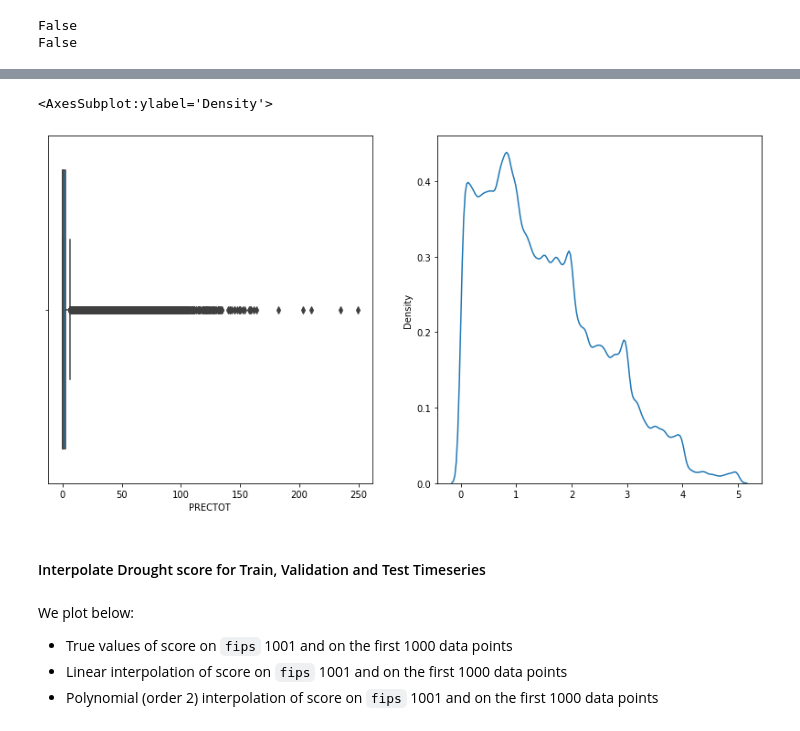
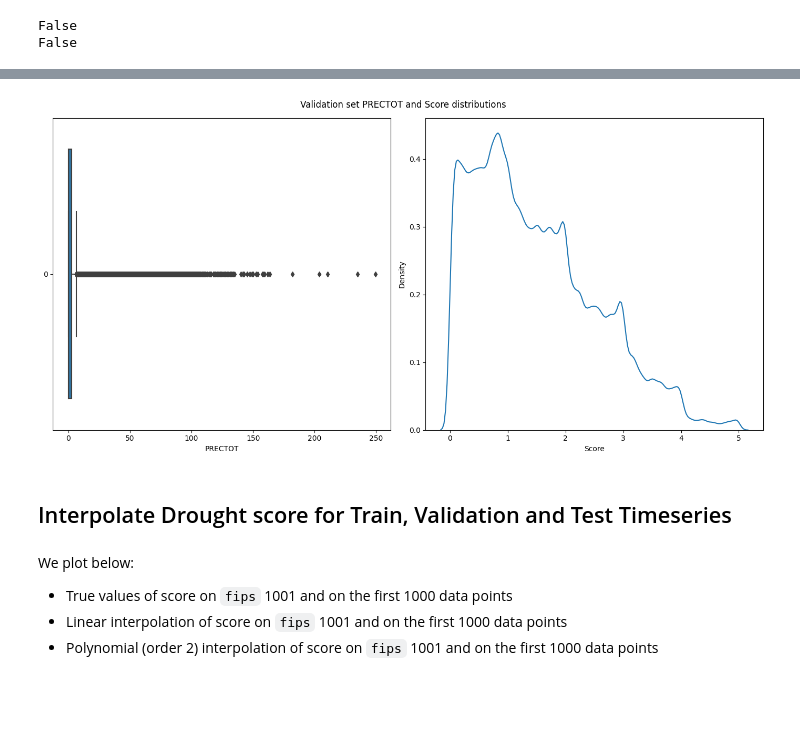
Before and after one commit to PierreCounathe/Droughts-Forecasting, a Jupyter notebook: src/data_exploration.ipynb, the cells around one changed output, grey strips where cells are left out. Saved outputs shown, nothing was run; the diff lists cells and outputs as text; code cells hidden in the pictures; blank space fills up the shorter version.

```diff
--- a/src/data_exploration.ipynb
+++ b/src/data_exploration.ipynb
@@ -207,13 +200,16 @@ test_timeseries.describe()
 | max | 5.604300e+04 | 2.493400e+02 | 1.038800e+02 | 2.252000e+01 | 4.033000e+01 | 2.705000e+01 | 2.700000e+01 | 4.830000e+01 | 3.232000e+01 | 2.965000e+01 | 4.347000e+01 | ... |
 # %%
 fig, (ax1, ax2) = plt.subplots(nrows = 1, ncols = 2, figsize = (14, 7))
-sns.boxplot(test_timeseries['PRECTOT'], orient = "v", ax = ax1)
-sns.kdeplot(pd.unique(test_timeseries['score']), bw = 0.05, ax = ax2)
+sns.boxplot(test_timeseries['PRECTOT'], orient = "h", ax = ax1)
+sns.kdeplot(pd.unique(test_timeseries['score']), bw_method = 0.05, ax = ax2)
+ax2.set_xlabel("Score")
+ax1.set_xlabel("PRECTOT")
+plt.suptitle("Validation set PRECTOT and Score distributions")
+plt.tight_layout()
 # %% [output]
-<AxesSubplot:ylabel='Density'>
-[figure, old version]
+[figure, new version]
 # %% [markdown]
-#### Interpolate Drought score for Train, Validation and Test Timeseries
+## Interpolate Drought score for Train, Validation and Test Timeseries
 # %% [markdown]
 We plot below:
 - True values of score on `fips` 1001 and on the first 1000 data points
```
Also changed, not shown: parts of 45 cells of this notebook.
